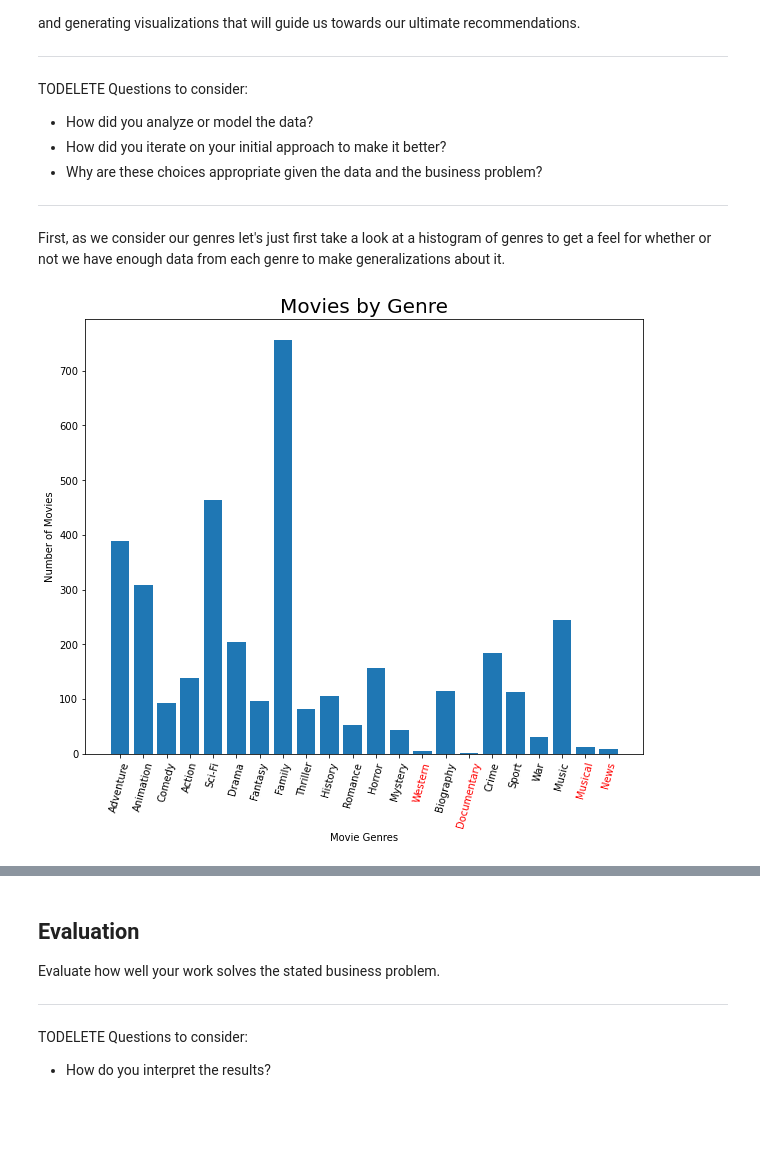
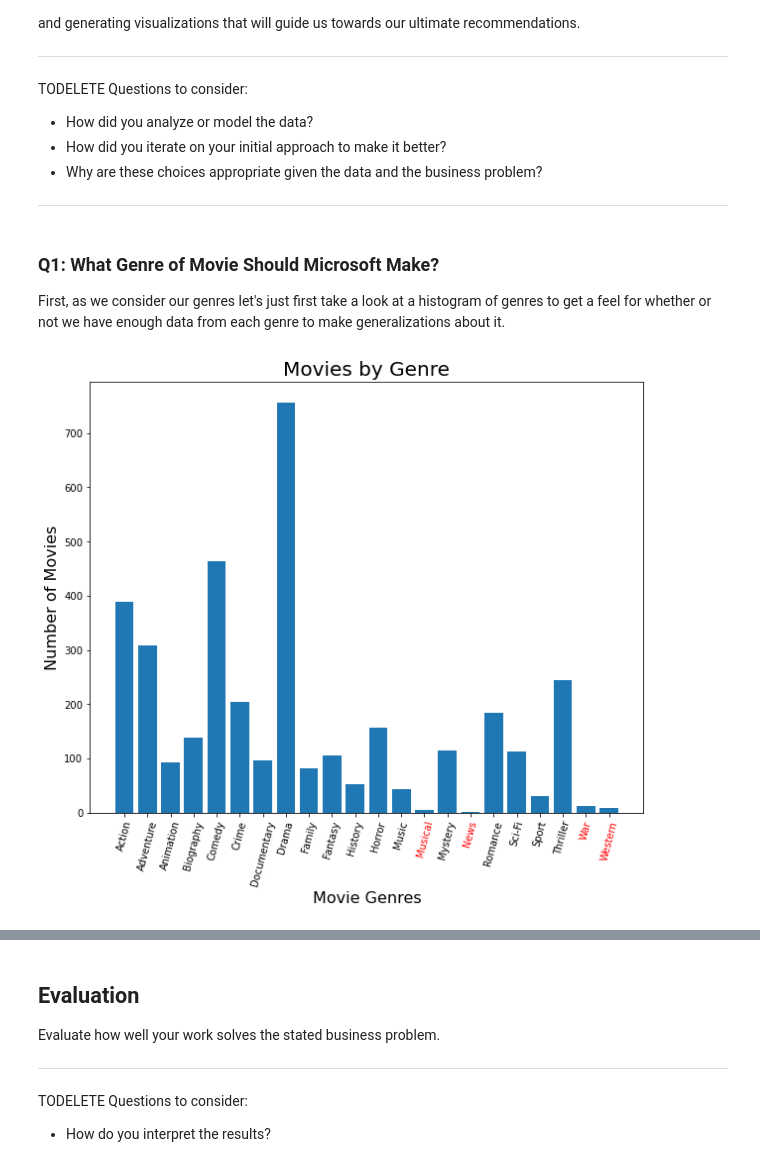
Before and after one commit to uijallen/Microsoft_Movie_Analysis, a Jupyter notebook: Microsoft_Movie_Analysis.ipynb, the cells around one changed output, grey strips where cells are left out. Cells and saved outputs as stored; diff of their text form; code cells hidden in the pictures; blank space fills up the shorter version.

```diff
--- a/Microsoft_Movie_Analysis.ipynb
+++ b/Microsoft_Movie_Analysis.ipynb
@@ -537,12 +539,14 @@ Now that our columns have been cleaned up and we have removed rows with null dat
 
 In addition, we will create a new column `release_month` to facilitate our analysis of whether movies released during certain times of the year perform better than others.
 # %%
-# Creating revenue_ratio and profit variables
+# Creating profit and ROI variables
 profit = (movie_df['worldwide_gross'] - movie_df['production_budget'])
-rev_ratio = (movie_df['worldwide_gross'] / movie_df['production_budget'])
+roi = ((movie_df['worldwide_gross'] - movie_df['production_budget'])
+
+       / movie_df['production_budget'])
 
 movie_df.insert(4, 'profit', profit)
-movie_df.insert(5, 'rev_ratio', rev_ratio)
+movie_df.insert(5, 'ROI', roi)
 
 # Checking to ensure the columns were correctly input and the calculations
 # worked correctly
@@ -585,6 +592,6 @@ memory usage: 128.6+ KB
 Finally, we need to create a dataframe that is useful to us for us to analyze the movies by genre. Currently, because the genre for each movie is a list, we will need to use the `.explode` function to create a separate row for each genre for each movie.  We can then group the resulting dataframe by genre.
 # %%
 # Exploding the df to include individual lines for each genre of a movie
-movie_genres = movie_df.explode('genres')
-movie_genres.head()
+genres_df = movie_df.explode('genres')
+genres_df.head()
 # %% [output]
@@ -631,28 +638,31 @@ Questions to consider:
 * Why are these choices appropriate given the data and the business problem?
 ***
 # %% [markdown]
+### Q1: What Genre of Movie Should Microsoft Make?
+
 First, as we consider our genres let's just first take a look at a histogram of genres to get a feel for whether or not we have enough data from each genre to make generalizations about it.
 # %%
 """In our genres dataframe, re-setting the index so that we retain the title
 of the movie but we wind up with the index of the dataframe being the genre"""
 
-movie_genres.reset_index(inplace=True)
-movie_genres.set_index('genres', inplace=True)
+genres_df.reset_index(inplace=True)
+genres_df.set_index('genres', inplace=True)
 # %%
-# Sorting the datafram by genre and getting a count of the genres
-movie_genres.sort_index()
-genre_count = movie_genres.groupby(by='genres').count()['movie']
-genres = movie_genres.index.unique()
+# Sorting the dataframe by genre and getting a count of the genres
+genres_df.sort_index()
+genres_count = genres_df.groupby(by='genres').count()['movie']
+genres_list = genres_count.index
 # %%
+
 # Creating a bar chart
-low_counts = [13, 15, 20, 21] #This represents the xticklabels that have low counts
 fig, ax = plt.subplots(figsize=(10,8))
 ax.set_title('Movies by Genre', fontsize=20)
-ax.bar(x=genres, height=genre_count)
+ax.bar(x=genres_list, height=genres_count)
 ax.set_xlabel('Movie Genres')
 plt.xticks(rotation=75)
+low_counts = [13, 15, 20, 21] #This represents the genres that have low counts
 for tick in low_counts:
     ax.get_xticklabels()[tick].set_color('red')
 ax.set_ylabel('Number of Movies');
 # %% [output]
-[figure, old version]
+[figure, new version]
```
Also changed, not shown: parts of 37 cells of this notebook.
